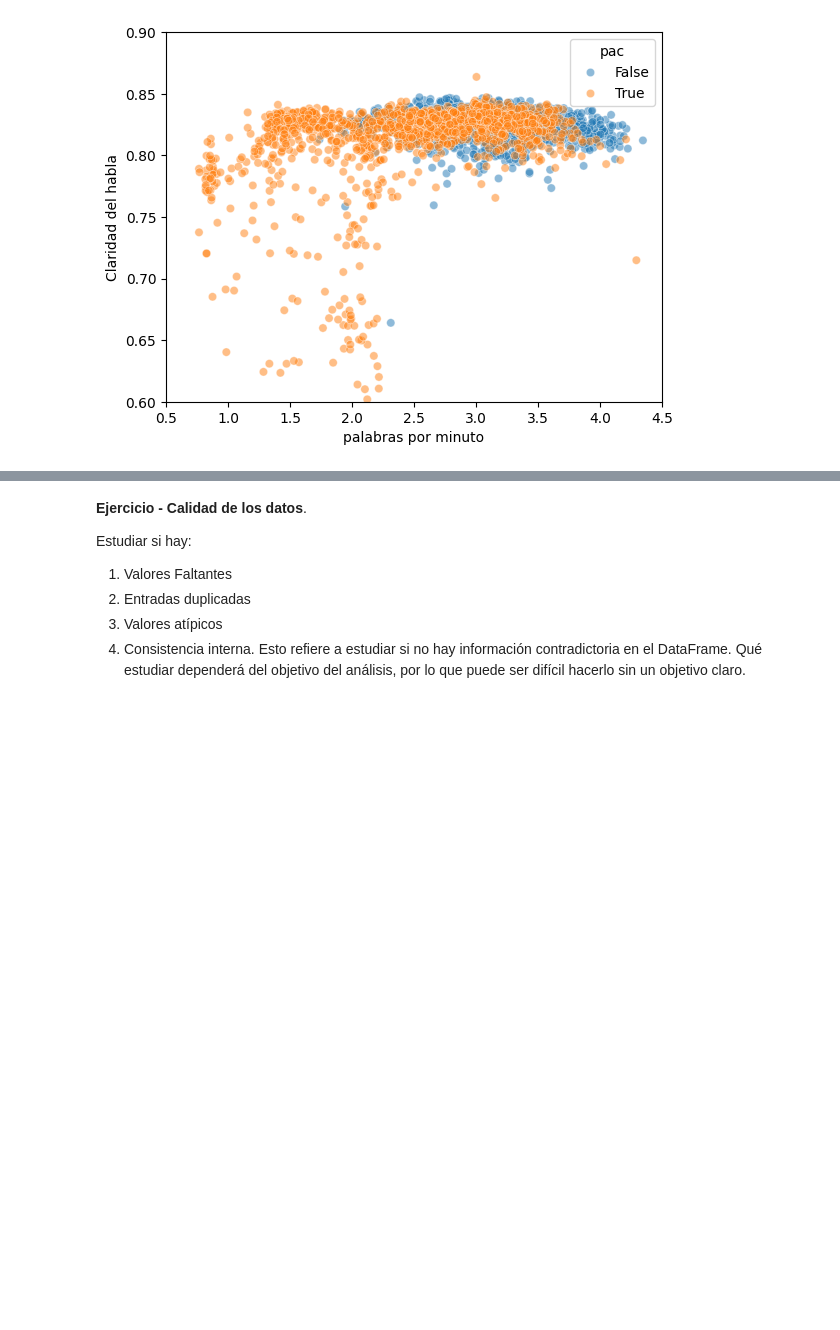
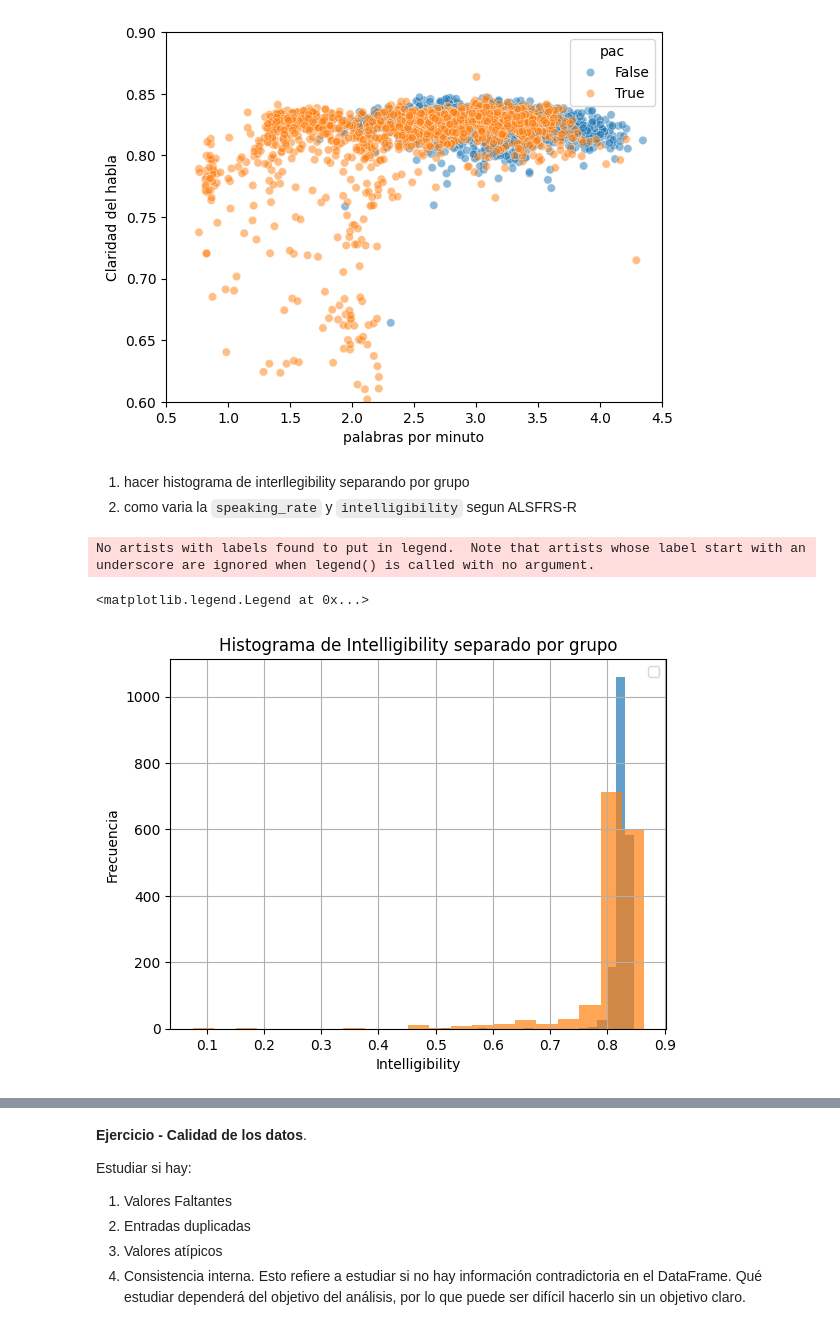
Before and after one commit to LuciaVazquez08/IntroduccionAprendisajeAutomatico, a Jupyter notebook: com/clase 1/analisis_exploratorio de datos.ipynb, the cells around one changed output, grey strips where cells are left out. Cells and saved outputs as stored; diff of their text form; code cells hidden in the pictures; blank space fills up the shorter version.

```diff
--- a/com/clase 1/analisis_exploratorio de datos.ipynb
+++ b/com/clase 1/analisis_exploratorio de datos.ipynb
@@ -228,3 +235,17 @@ plt.ylabel('Claridad del habla')
 # %% [output]
 Text(0, 0.5, 'Claridad del habla')
 [figure]
+# %% [markdown]
+1) hacer histograma de interllegibility separando por grupo
+2) como varia la `speaking_rate` y `intelligibility` segun ALSFRS-R
+# %%
+data.query("not pac").intelligibility.hist(alpha = 0.7, bins=21)
+data.query("pac").intelligibility.hist(alpha = 0.7, bins=21)
+plt.title('Histograma de Intelligibility separado por grupo')
+plt.xlabel('Intelligibility')
+plt.ylabel('Frecuencia')
+plt.legend()
+# %% [output]
+No artists with labels found to put in legend.  Note that artists whose label start with an underscore are ignored when legend() is called with no argument.
+<matplotlib.legend.Legend at 0x...>
+[figure, added]
```
Also changed, not shown: parts of 7 cells of this notebook.
